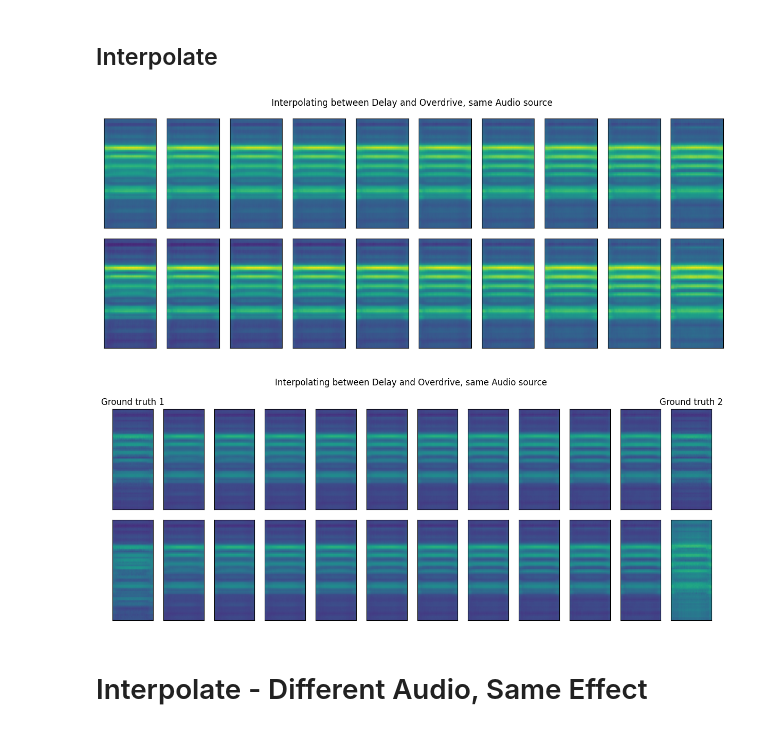
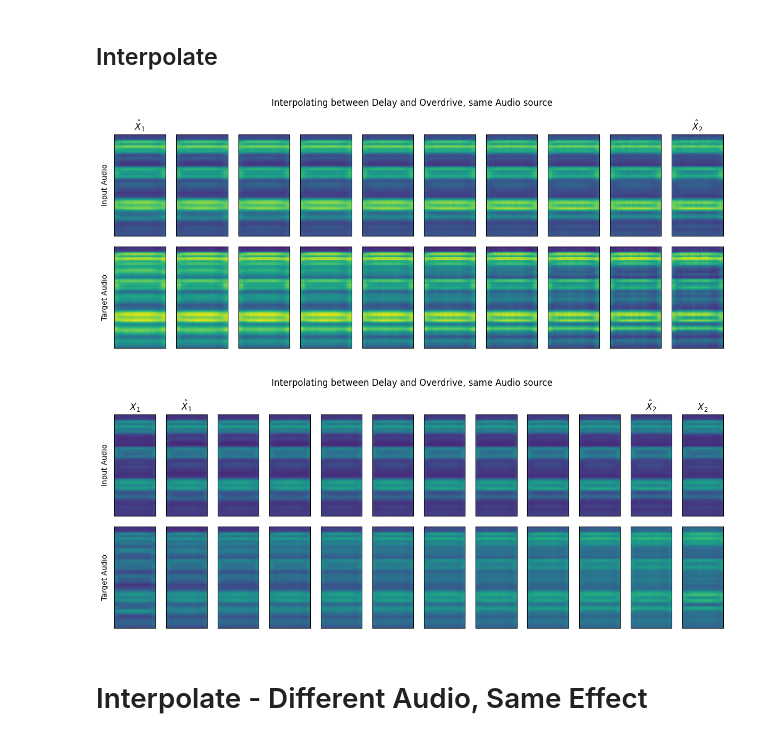
Before and after one commit to kieran-grant/Level5ProjectAudioVAE, a Jupyter notebook: src/notebooks/interpolation.ipynb, the cells around one changed output. Saved outputs shown, nothing was run; the diff lists cells and outputs as text; code cells hidden in the pictures.

Commit message:
Commit images from trained VAE

```diff
--- a/src/notebooks/interpolation.ipynb
+++ b/src/notebooks/interpolation.ipynb
@@ -48,13 +48,21 @@ def interpolate(model, x_1, x_2, n=10, title="", save_fig=False, save_filename="
 
     for i in range(0,n):
         axes[0,i].imshow(interpolate_list[i,0,:,:], vmin=minmin, vmax=maxmax, aspect='auto')
-        axes[1,i].imshow(interpolate_list[i,0,:,:], aspect='auto')
+        axes[1,i].imshow(interpolate_list[i,1,:,:], aspect='auto')
 
         axes[0,i].set_xticks([])
         axes[0,i].set_yticks([])
 
         axes[1,i].set_xticks([])
         axes[1,i].set_yticks([])
+
+        if i == 0:
+            axes[0,i].set_title("$\hat{X}_1$")
+        if i == n-1:
+            axes[0,i].set_title("$\hat{X}_2$")
+
+    axes[0,0].set_ylabel("Input Audio")
+    axes[1,0].set_ylabel("Target Audio")
 
     fig.suptitle(title)
     plt.tight_layout()
@@ -204,13 +219,13 @@ X_overdrive = get_stack_from_audio(x_clean, y_overdrive)
 # %% [markdown]
 ## Interpolate
 # %%
-interpolate(model, X_delay, X_overdrive, title="Interpolating between Delay and Overdrive, same Audio source")
+interpolate(model, X_delay, X_overdrive, title="Interpolating between Delay and Overdrive, same Audio source", save_fig=True, save_filename=f"./figures/{CHECKPOINT_ID}_same_audio_delay_overdrive_interpolation.svg")
 # %% [output]
-[figure, old version]
+[figure, new version]
 # %%
-interpolate_with_originals(model, X_delay, X_overdrive, title="Interpolating between Delay and Overdrive, same Audio source")
+interpolate_with_originals(model, X_delay, X_overdrive, title="Interpolating between Delay and Overdrive, same Audio source", save_fig=True, save_filename=f"./figures/{CHECKPOINT_ID}_same_audio_delay_overdrive_interpolation_with_original.svg")
 # %% [output]
-[figure, old version]
+[figure, new version]
 # %% [markdown]
 # Interpolate - Different Audio, Same Effect
 # %%
```
Also changed, not shown: parts of 11 cells of this notebook, 19 other files.
